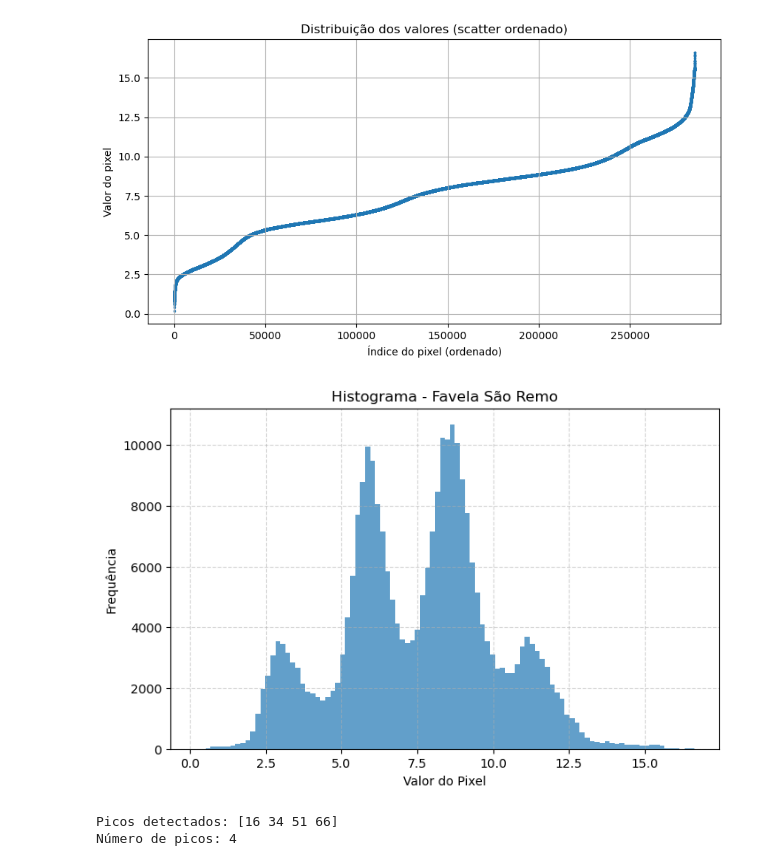
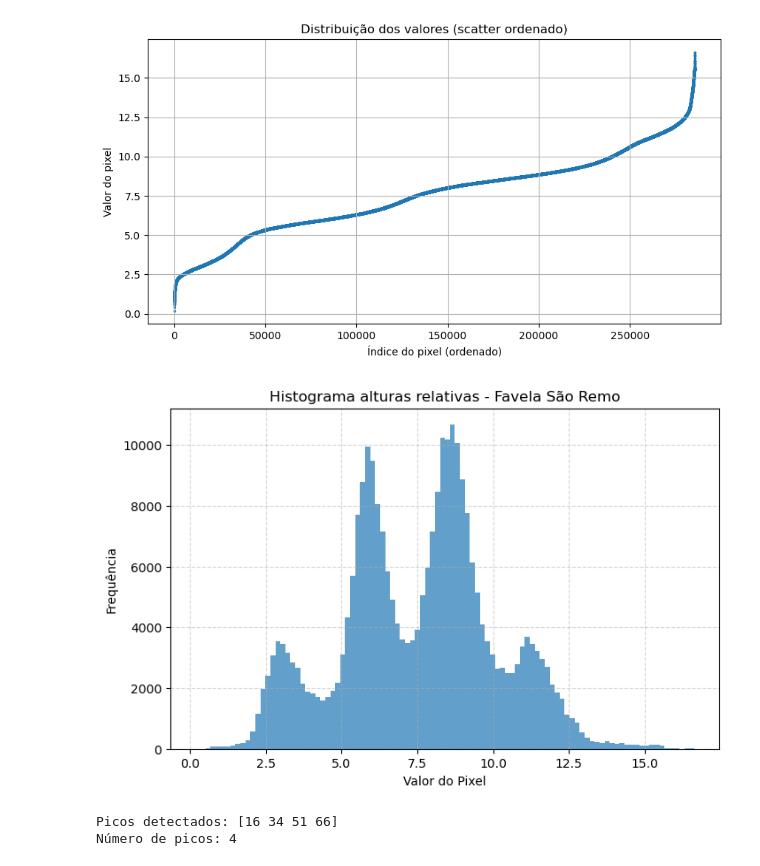
Before and after one commit to cem-usp/favelavis, a Jupyter notebook: 02-analise-alturas-BHM.ipynb, the cells around one changed output. Cells and saved outputs as stored; diff of their text form; code cells hidden in the pictures.

```diff
--- a/02-analise-alturas-BHM.ipynb
+++ b/02-analise-alturas-BHM.ipynb
@@ -78,20 +78,20 @@ plt.show()
 # %%
 # Definir número de bins (intervalos)
 bins = 100  # você pode ajustar conforme necessário
 
 # Calcular histograma
 hist, bin_edges = np.histogram(sorted_data, bins=bins)
 
 # Plotar
 plt.figure(figsize=(8, 5))
 plt.bar(bin_edges[:-1], hist, width=np.diff(bin_edges), align='edge', alpha=0.7)
 plt.xlabel("Valor do Pixel")
 plt.ylabel("Frequência")
-plt.title("Histograma - Favela São Remo")
+plt.title("Histograma alturas relativas - Favela São Remo")
 plt.grid(True, linestyle='--', alpha=0.5)
 plt.show()
 # %% [output]
-[figure, old version]
+[figure, new version]
 # %%
 # Detectar picos
 peaks, properties = find_peaks(hist, prominence=500, distance=3)
```
Also changed, not shown: parts of 2 cells of this notebook, 10 other files.
